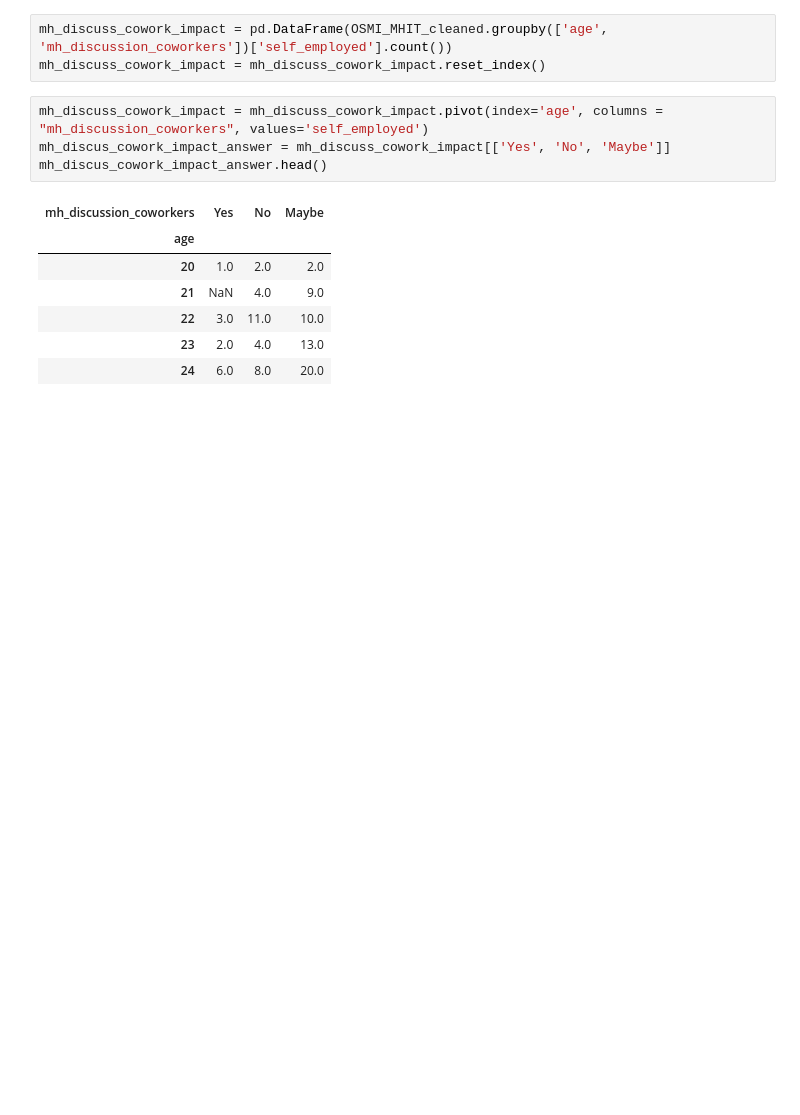
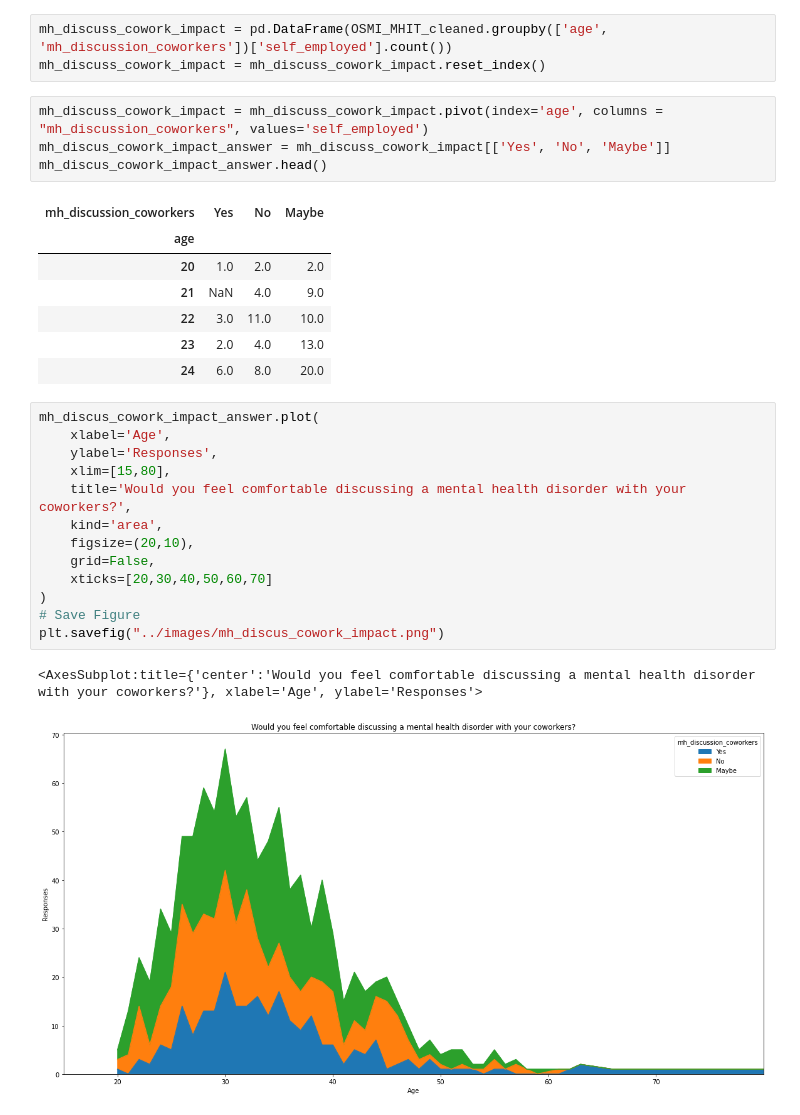
Before and after one commit to ArtTucker/mental_health_and_economics, a Jupyter notebook: practice_files/OSMI_MHIT_exploration.ipynb, the cells around one changed output. Saved outputs shown, nothing was run; the diff lists cells and outputs as text; blank space fills up the shorter version.

```diff
--- a/practice_files/OSMI_MHIT_exploration.ipynb
+++ b/practice_files/OSMI_MHIT_exploration.ipynb
@@ -499,3 +498,19 @@ mh_discus_cowork_impact_answer.head()
 | 22 | 3.0 | 11.0 | 10.0 |
 | 23 | 2.0 | 4.0 | 13.0 |
 | 24 | 6.0 | 8.0 | 20.0 |
+# %%
+mh_discus_cowork_impact_answer.plot(
+    xlabel='Age',
+    ylabel='Responses',
+    xlim=[15,80],
+    title='Would you feel comfortable discussing a mental health disorder with your coworkers?',
+    kind='area',
+    figsize=(20,10),
+    grid=False,
+    xticks=[20,30,40,50,60,70]
+)
+# Save Figure
+plt.savefig("../images/mh_discus_cowork_impact.png")
+# %% [output]
+<AxesSubplot:title={'center':'Would you feel comfortable discussing a mental health disorder with your coworkers?'}, xlabel='Age', ylabel='Responses'>
+[figure, added]
```
Also changed, not shown: parts of 27 cells of this notebook.
